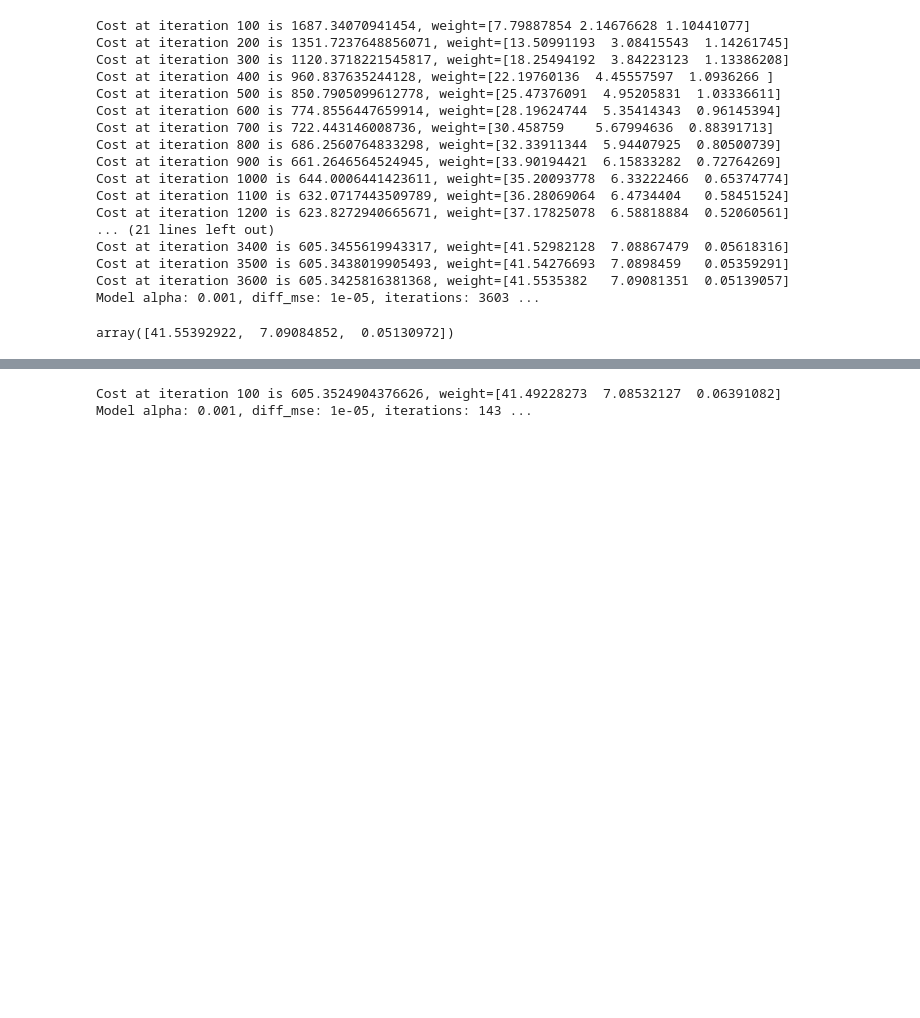
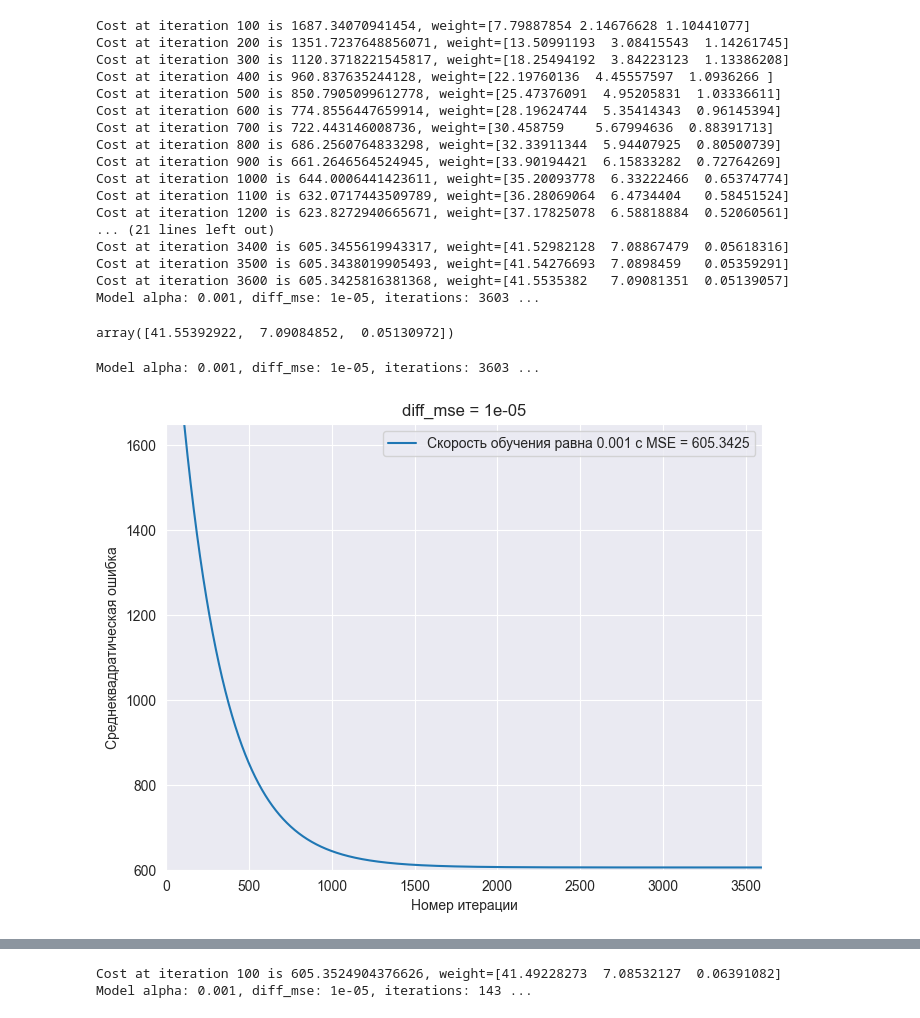
Before and after one commit to likeai22/ds_algorithms, a Jupyter notebook: Lesson 2/hw.ipynb, the cells around one changed output, grey strips where cells are left out. Cells and saved outputs as stored; diff of their text form; code cells hidden in the pictures; blank space fills up the shorter version.

Commit message:
add plot_learning_curves

````diff
--- a/Lesson 2/hw.ipynb
+++ b/Lesson 2/hw.ipynb
@@ -71,6 +71,39 @@ print(skl_regressor.coef_, skl_regressor.intercept_)
 8. until dist(new_beta, beta) < epsilon
 9. return beta
 ```
+# %%
+def plot_learning_curves(samples=X, targets=Y, model=None, x_lim=None, y_lim=None, learning_rates=None, diff_mse_values=None):
+    if diff_mse_values is None:
+        diff_mse_values = [1e-2, 1e-3, 1e-4, 1e-6]
+    if learning_rates is None:
+        learning_rates = [1e-2, 1e-3, 1e-4, 1e-5]
+
+    fig = plt.figure()
+    fig.set_size_inches(13, 10)
+
+    for item, diff_mse in enumerate(diff_mse_values):
+        ax = fig.add_subplot(2, 2, item + 1)
+        mse_values = []
+
+        for lr in learning_rates:
+            model = model(samples=samples, targets=targets, alpha=lr, diff_mse=diff_mse)
+            model.fit()
+            learning_path = model.loss_dict
+
+            plt.plot(learning_path.keys(), learning_path.values())
+            plt.title(f'diff_mse = {diff_mse}')
+            plt.ylim(y_lim[0], y_lim[1])
+            plt.xlim(x_lim[0], x_lim[1])
+
+            mse_values.append(str(round(list(learning_path.values())[-1], ndigits=4)))
+
+        plt.ylabel('Среднеквадратическая ошибка')
+        plt.xlabel('Номер итерации')
+        plt.legend([f'Скорость обучения равна {learning_rates[i]} с MSE = {mse_values[i]}' for i in range(len(learning_rates))])
+        # plt.legend([f'Learning rate equals to {rates[i]} with Q = {Q_values[i]}' for i in range(len(rates))])
+
+    fig.tight_layout()
+    plt.show()
 # %%
 regressor = MyGradientLinearRegression(samples=X, targets=Y, alpha=1e-3, diff_mse=1e-5, print_cost=True)
 
@@ -98,6 +131,11 @@ Cost at iteration 3500 is 605.3438019905493, weight=[41.54276693  7.0898459   0.
 Cost at iteration 3600 is 605.3425816381368, weight=[41.5535382   7.09081351  0.05139057]
 Model alpha: 0.001, diff_mse: 1e-05, iterations: 3603 ...
 array([41.55392922,  7.09084852,  0.05130972])
+# %%
+plot_learning_curves(model=MyGradientLinearRegression, x_lim=[0, 3600], y_lim=[600, 1650], learning_rates=[1e-3], diff_mse_values=[1e-5])
+# %% [output]
+Model alpha: 0.001, diff_mse: 1e-05, iterations: 3603 ...
+[figure, added]
 # %%
 class MySGDLinearRegression(MyGradientLinearRegression):
 
````
Also changed, not shown: parts of 6 cells of this notebook.
